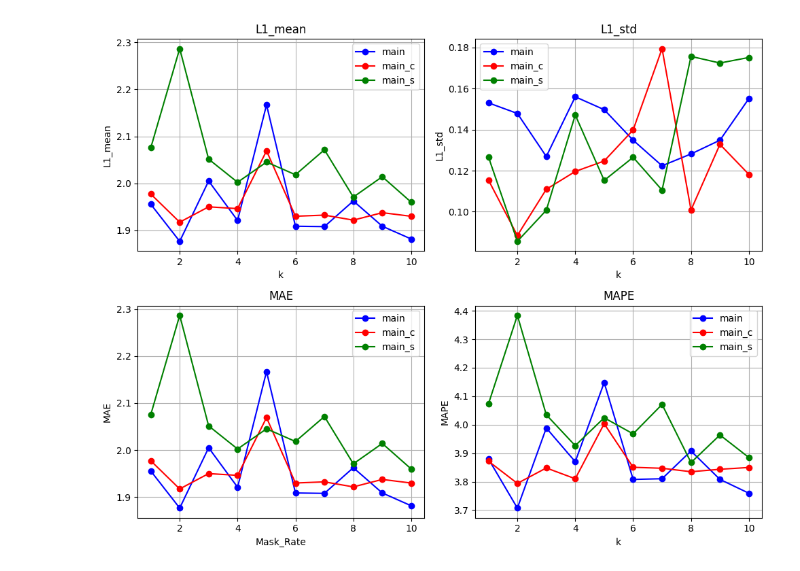
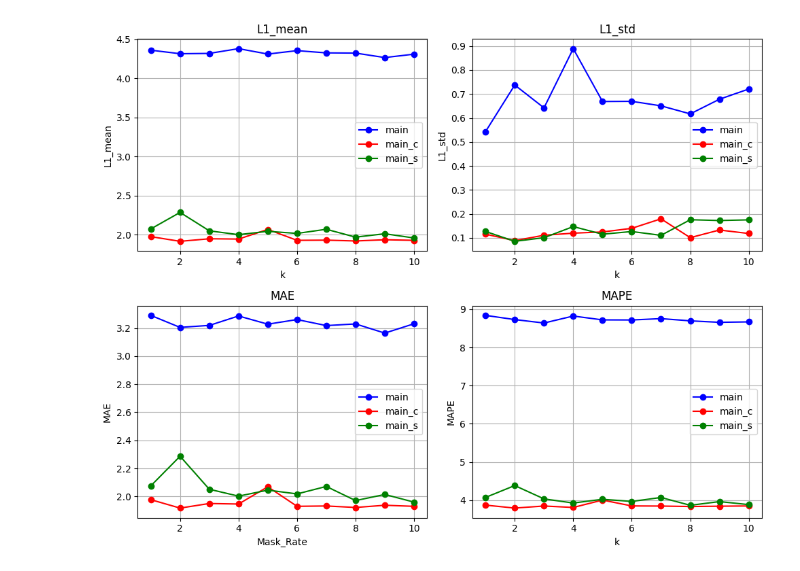
Before and after one commit to Shintaro0105/STdata_prediction, a Jupyter notebook: src/ST-graph/graph.ipynb, the cells around one changed output. Cells and saved outputs as stored; diff of their text form; code cells hidden in the pictures.

```diff
--- a/src/ST-graph/graph.ipynb
+++ b/src/ST-graph/graph.ipynb
@@ -3,7 +3,7 @@ import matplotlib.pyplot as plt
 import pandas as pd
 import numpy as np
 
-data = '/workspaces/STdata_prediction/src/ST-graph/output/main_bay.csv'
+data = '/workspaces/STdata_prediction/src/ST-graph/output/main_LA.csv'
 data_c = '/workspaces/STdata_prediction/src/ST-graph/output/main_c_bay.csv'
 data_s = '/workspaces/STdata_prediction/src/ST-graph/output/main_s_bay.csv'
 
@@ -34,31 +34,31 @@ plt.title('L1_std')
 plt.xlabel('k')
 plt.ylabel('L1_std')
 plt.grid(True)
 plt.legend()
 
 # Plot MAE
 plt.subplot(2, 2, 3)
 plt.plot(df['k'], df['MAE'], marker='o', label='main', color='b')
 plt.plot(df_['k'], df_['MAE'], marker='o', label='main_c', color='r')
 plt.plot(df__['k'], df__['MAE'], marker='o', label='main_s', color='g')
 plt.title('MAE')
 plt.xlabel('Mask_Rate')
 plt.ylabel('MAE')
 plt.grid(True)
 plt.legend()
 
 # Plot MAPE
 plt.subplot(2, 2, 4)
 plt.plot(df['k'], df['MAPE'], marker='o', label='main', color='b')
 plt.plot(df_['k'], df_['MAPE'], marker='o', label='main_c', color='r')
 plt.plot(df__['k'], df__['MAPE'], marker='o', label='main_s', color='g')
 plt.title('MAPE')
 plt.xlabel('k')
 plt.ylabel('MAPE')
 plt.grid(True)
 plt.legend()
 
 plt.tight_layout()
 plt.show()
 # %% [output]
-[figure, old version]
+[figure, new version]
```
Also changed, not shown: parts of 2 cells of this notebook, 11 other files.
